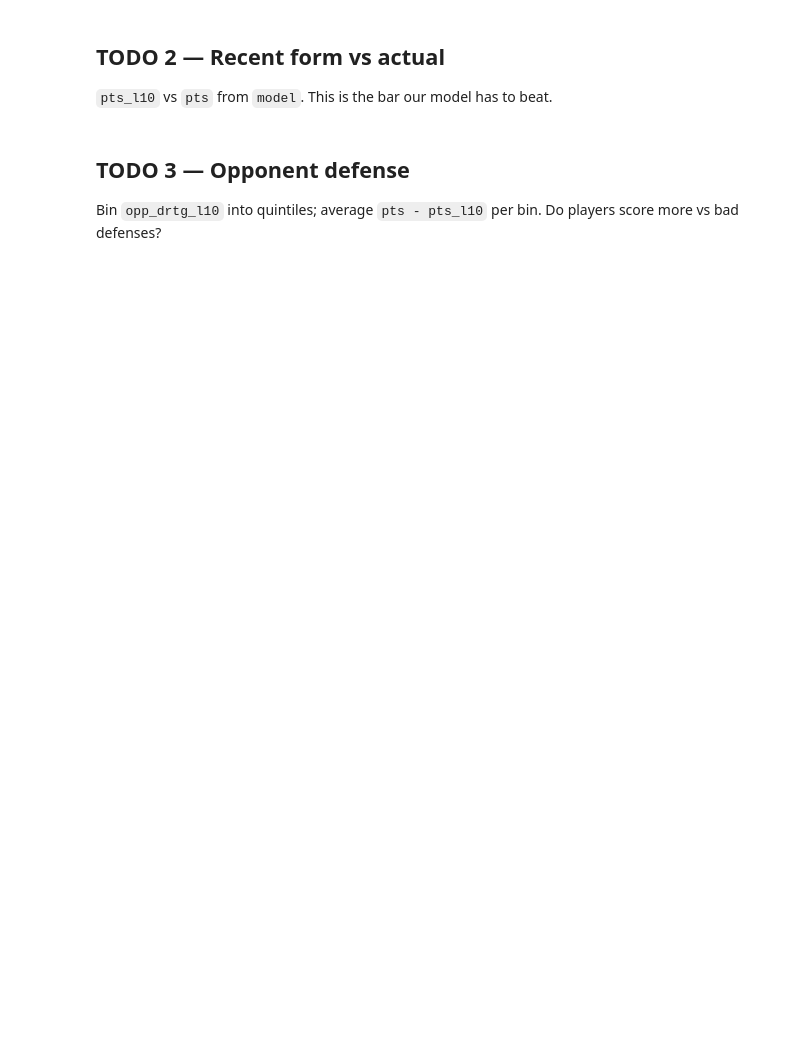
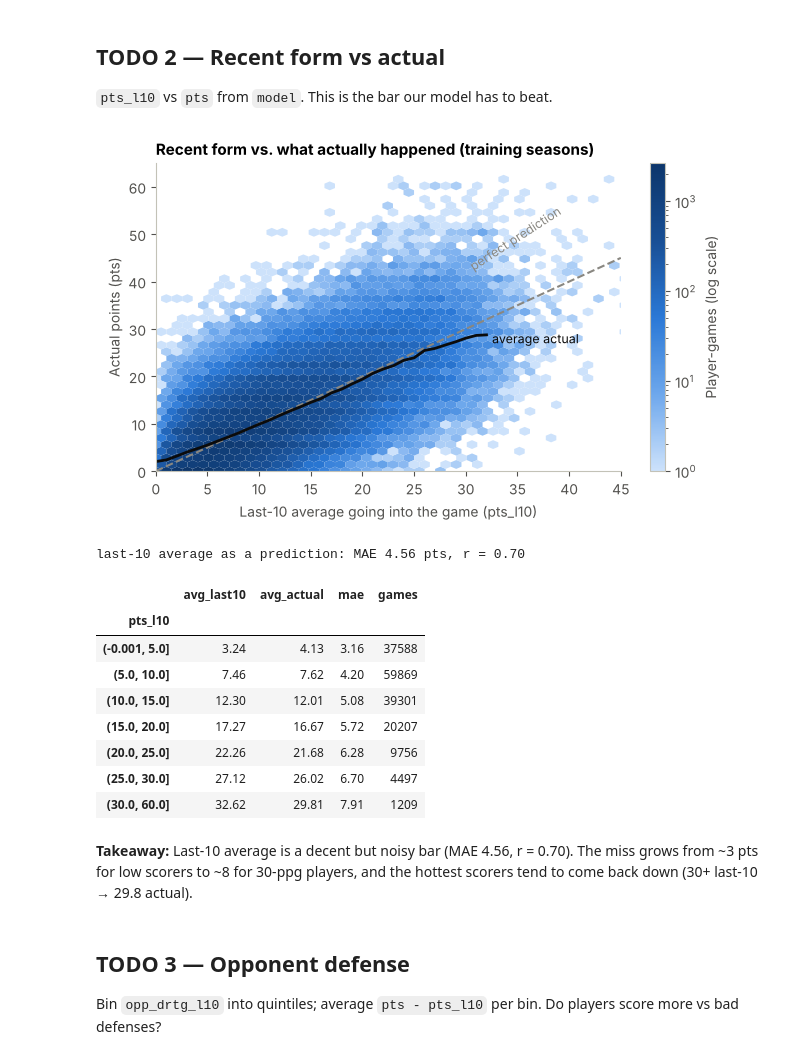
Before and after one commit to cmwada-afk/eclipse-nba-points, a Jupyter notebook: notebooks/01_eda_starter.ipynb, the cells around one changed output. Cells and saved outputs as stored; diff of their text form; code cells hidden in the pictures; blank space fills up the shorter version.

```diff
--- a/notebooks/01_eda_starter.ipynb
+++ b/notebooks/01_eda_starter.ipynb
@@ -21,6 +94,44 @@ Scatter or hexbin. How much of scoring is just playing time?
 # %% [markdown]
 ## TODO 2 — Recent form vs actual
 `pts_l10` vs `pts` from `model`. This is the bar our model has to beat.
+# %%
+fig, ax = plt.subplots(figsize=(7.5, 4))
+hb = ax.hexbin(train.pts_l10, train.pts, gridsize=45, bins='log', cmap=BLUES, mincnt=1, linewidths=0)
+fig.colorbar(hb, ax=ax, label='Player-games (log scale)')
+ax.plot([0, 45], [0, 45], ls='--', color=MUTED, lw=1.5)
+ax.annotate('perfect prediction', (40, 40), xytext=(-4, 8), textcoords='offset points', ha='right',
+            fontsize=9, color=MUTED, rotation=33)
+
+# average actual points for each 1-point bucket of last-10 average
+bucket = train.pts_l10.round()
+by_bucket = train.groupby(bucket).pts.agg(['mean', 'size'])
+by_bucket = by_bucket[by_bucket['size'] >= 200]
+ax.plot(by_bucket.index, by_bucket['mean'], color=INK, lw=2)
+ax.annotate('average actual', (by_bucket.index[-1], by_bucket['mean'].iloc[-1]), xytext=(4, -6),
+            textcoords='offset points', fontsize=9, color=INK)
+ax.set(xlabel='Last-10 average going into the game (pts_l10)', ylabel='Actual points (pts)',
+       xlim=(0, 45), ylim=(0, 65), title='Recent form vs. what actually happened (training seasons)')
+ax.grid(False)
+plt.show()
+
+print(f'last-10 average as a prediction: MAE {train["diff"].abs().mean():.2f} pts, r = {train.pts_l10.corr(train.pts):.2f}')
+tiers = pd.cut(train.pts_l10, [0, 5, 10, 15, 20, 25, 30, 60], include_lowest=True)
+train.groupby(tiers, observed=True).agg(avg_last10=('pts_l10', 'mean'), avg_actual=('pts', 'mean'),
+                                         mae=('diff', lambda s: s.abs().mean()), games=('pts', 'size')).round(2)
+# %% [output]
+[figure, added]
+last-10 average as a prediction: MAE 4.56 pts, r = 0.70
+|  | avg_last10 | avg_actual | mae | games |
+| pts_l10 |  |  |  |  |
+| (-0.001, 5.0] | 3.24 | 4.13 | 3.16 | 37588 |
+| (5.0, 10.0] | 7.46 | 7.62 | 4.20 | 59869 |
+| (10.0, 15.0] | 12.30 | 12.01 | 5.08 | 39301 |
+| (15.0, 20.0] | 17.27 | 16.67 | 5.72 | 20207 |
+| (20.0, 25.0] | 22.26 | 21.68 | 6.28 | 9756 |
+| (25.0, 30.0] | 27.12 | 26.02 | 6.70 | 4497 |
+| (30.0, 60.0] | 32.62 | 29.81 | 7.91 | 1209 |
+# %% [markdown]
+**Takeaway:** Last-10 average is a decent but noisy bar (MAE 4.56, r = 0.70). The miss grows from ~3 pts for low scorers to ~8 for 30-ppg players, and the hottest scorers tend to come back down (30+ last-10 → 29.8 actual).
 # %% [markdown]
 ## TODO 3 — Opponent defense
 Bin `opp_drtg_l10` into quintiles; average `pts - pts_l10` per bin. Do players score more vs bad defenses?
```
Also changed, not shown: parts of 14 cells of this notebook, 2 other files.
